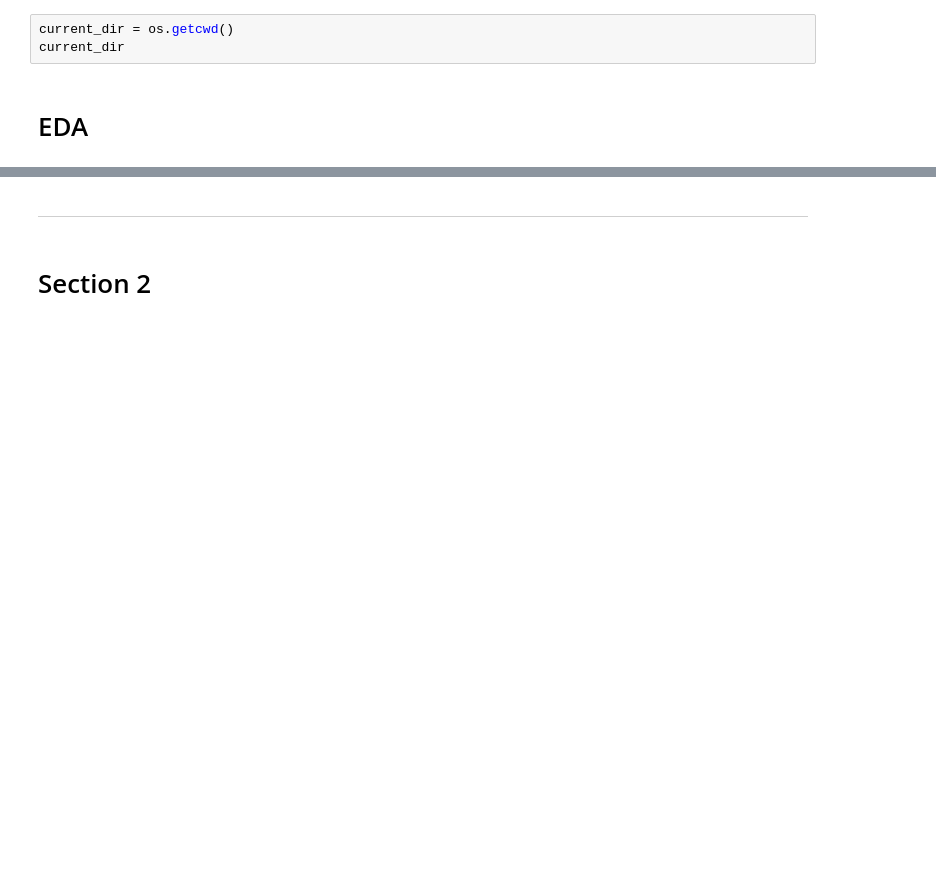
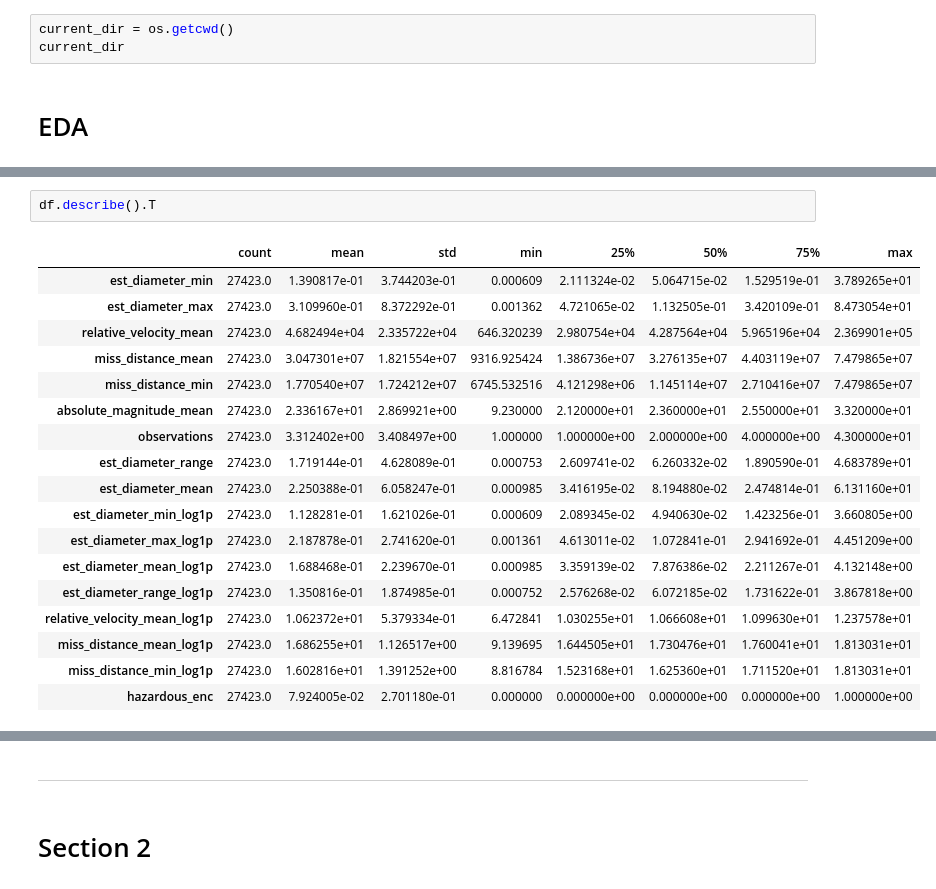
Before and after one commit to Mikeecee1/Near-Earth-Asteroid-Analysis, a Jupyter notebook: jupyter_notebooks/Visualisation.ipynb, the cells around one changed output, grey strips where cells are left out. Drawn from its saved outputs; the diff is of its cells as text; blank space fills up the shorter version.

```diff
--- a/jupyter_notebooks/Visualisation.ipynb
+++ b/jupyter_notebooks/Visualisation.ipynb
@@ -63,0 +116,21 @@ Section 1 content
+# %%
+df.describe().T
+# %% [output]
+|  | count | mean | std | min | 25% | 50% | 75% | max |
+| est_diameter_min | 27423.0 | 1.390817e-01 | 3.744203e-01 | 0.000609 | 2.111324e-02 | 5.064715e-02 | 1.529519e-01 | 3.789265e+01 |
+| est_diameter_max | 27423.0 | 3.109960e-01 | 8.372292e-01 | 0.001362 | 4.721065e-02 | 1.132505e-01 | 3.420109e-01 | 8.473054e+01 |
+| relative_velocity_mean | 27423.0 | 4.682494e+04 | 2.335722e+04 | 646.320239 | 2.980754e+04 | 4.287564e+04 | 5.965196e+04 | 2.369901e+05 |
+| miss_distance_mean | 27423.0 | 3.047301e+07 | 1.821554e+07 | 9316.925424 | 1.386736e+07 | 3.276135e+07 | 4.403119e+07 | 7.479865e+07 |
+| miss_distance_min | 27423.0 | 1.770540e+07 | 1.724212e+07 | 6745.532516 | 4.121298e+06 | 1.145114e+07 | 2.710416e+07 | 7.479865e+07 |
+| absolute_magnitude_mean | 27423.0 | 2.336167e+01 | 2.869921e+00 | 9.230000 | 2.120000e+01 | 2.360000e+01 | 2.550000e+01 | 3.320000e+01 |
+| observations | 27423.0 | 3.312402e+00 | 3.408497e+00 | 1.000000 | 1.000000e+00 | 2.000000e+00 | 4.000000e+00 | 4.300000e+01 |
+| est_diameter_range | 27423.0 | 1.719144e-01 | 4.628089e-01 | 0.000753 | 2.609741e-02 | 6.260332e-02 | 1.890590e-01 | 4.683789e+01 |
+| est_diameter_mean | 27423.0 | 2.250388e-01 | 6.058247e-01 | 0.000985 | 3.416195e-02 | 8.194880e-02 | 2.474814e-01 | 6.131160e+01 |
+| est_diameter_min_log1p | 27423.0 | 1.128281e-01 | 1.621026e-01 | 0.000609 | 2.089345e-02 | 4.940630e-02 | 1.423256e-01 | 3.660805e+00 |
+| est_diameter_max_log1p | 27423.0 | 2.187878e-01 | 2.741620e-01 | 0.001361 | 4.613011e-02 | 1.072841e-01 | 2.941692e-01 | 4.451209e+00 |
+| est_diameter_mean_log1p | 27423.0 | 1.688468e-01 | 2.239670e-01 | 0.000985 | 3.359139e-02 | 7.876386e-02 | 2.211267e-01 | 4.132148e+00 |
+| est_diameter_range_log1p | 27423.0 | 1.350816e-01 | 1.874985e-01 | 0.000752 | 2.576268e-02 | 6.072185e-02 | 1.731622e-01 | 3.867818e+00 |
+| relative_velocity_mean_log1p | 27423.0 | 1.062372e+01 | 5.379334e-01 | 6.472841 | 1.030255e+01 | 1.066608e+01 | 1.099630e+01 | 1.237578e+01 |
+| miss_distance_mean_log1p | 27423.0 | 1.686255e+01 | 1.126517e+00 | 9.139695 | 1.644505e+01 | 1.730476e+01 | 1.760041e+01 | 1.813031e+01 |
+| miss_distance_min_log1p | 27423.0 | 1.602816e+01 | 1.391252e+00 | 8.816784 | 1.523168e+01 | 1.625360e+01 | 1.711520e+01 | 1.813031e+01 |
+| hazardous_enc | 27423.0 | 7.924005e-02 | 2.701180e-01 | 0.000000 | 0.000000e+00 | 0.000000e+00 | 0.000000e+00 | 1.000000e+00 |
```
Also changed, not shown: parts of 11 cells of this notebook.
